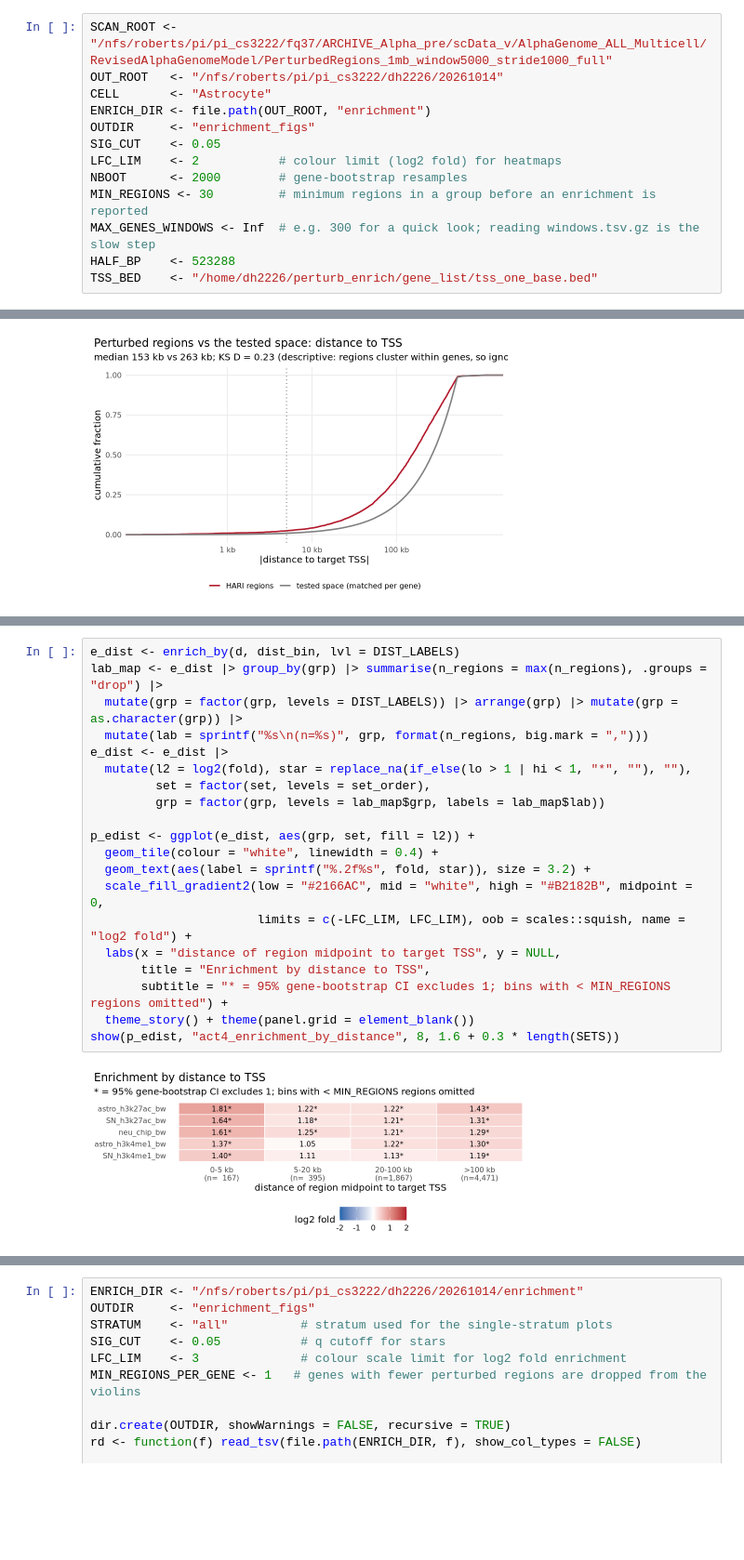
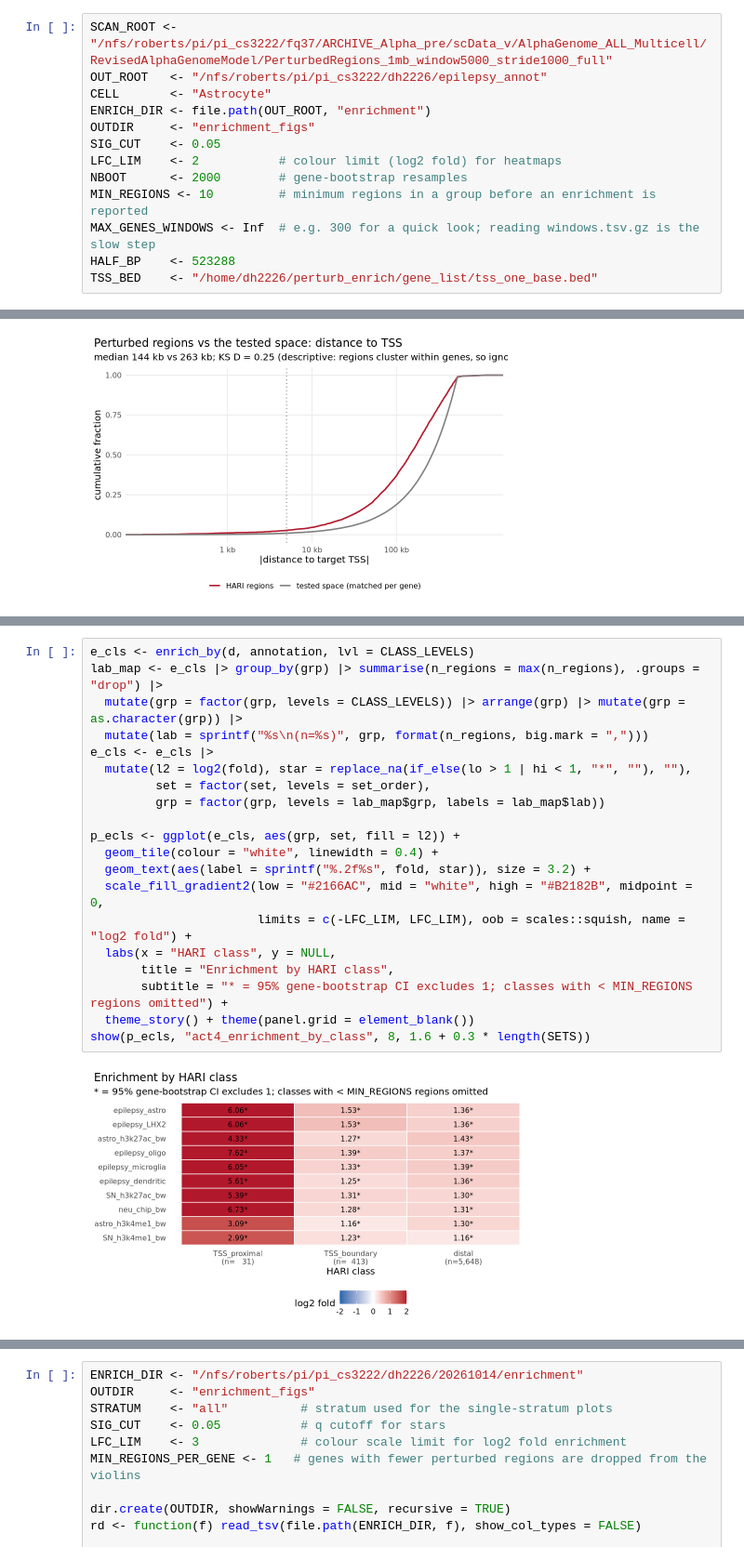
Before and after one commit to dhan1004/perturb_enrich, a Jupyter notebook: scripts/plot_enrichment.ipynb, the cells around one changed output, grey strips where cells are left out. Shown at 93% size. Drawn from its saved outputs; the diff is of its cells as text; blank space fills up the shorter version.

Commit message:
epilepsy

```diff
--- a/scripts/plot_enrichment.ipynb
+++ b/scripts/plot_enrichment.ipynb
@@ -5,14 +5,14 @@ suppressPackageStartupMessages({
 })
 # %%
 SCAN_ROOT <- "/nfs/roberts/pi/pi_cs3222/fq37/ARCHIVE_Alpha_pre/scData_v/AlphaGenome_ALL_Multicell/RevisedAlphaGenomeModel/PerturbedRegions_1mb_window5000_stride1000_full"
-OUT_ROOT   <- "/nfs/roberts/pi/pi_cs3222/dh2226/20261014"
+OUT_ROOT   <- "/nfs/roberts/pi/pi_cs3222/dh2226/epilepsy_annot"
 CELL       <- "Astrocyte"
 ENRICH_DIR <- file.path(OUT_ROOT, "enrichment")
 OUTDIR     <- "enrichment_figs"
 SIG_CUT    <- 0.05
 LFC_LIM    <- 2           # colour limit (log2 fold) for heatmaps
 NBOOT      <- 2000        # gene-bootstrap resamples
-MIN_REGIONS <- 30         # minimum regions in a group before an enrichment is reported
+MIN_REGIONS <- 10         # minimum regions in a group before an enrichment is reported
 MAX_GENES_WINDOWS <- Inf  # e.g. 300 for a quick look; reading windows.tsv.gz is the slow step
 HALF_BP    <- 523288
 TSS_BED    <- "/home/dh2226/perturb_enrich/gene_list/tss_one_base.bed"
@@ -406,25 +405,25 @@ Warning message:
 # %%
-e_dist <- enrich_by(d, dist_bin, lvl = DIST_LABELS)
-lab_map <- e_dist |> group_by(grp) |> summarise(n_regions = max(n_regions), .groups = "drop") |>
-  mutate(grp = factor(grp, levels = DIST_LABELS)) |> arrange(grp) |> mutate(grp = as.character(grp)) |>
+e_cls <- enrich_by(d, annotation, lvl = CLASS_LEVELS)
+lab_map <- e_cls |> group_by(grp) |> summarise(n_regions = max(n_regions), .groups = "drop") |>
+  mutate(grp = factor(grp, levels = CLASS_LEVELS)) |> arrange(grp) |> mutate(grp = as.character(grp)) |>
   mutate(lab = sprintf("%s\n(n=%s)", grp, format(n_regions, big.mark = ",")))
-e_dist <- e_dist |>
+e_cls <- e_cls |>
   mutate(l2 = log2(fold), star = replace_na(if_else(lo > 1 | hi < 1, "*", ""), ""),
          set = factor(set, levels = set_order),
          grp = factor(grp, levels = lab_map$grp, labels = lab_map$lab))
 
-p_edist <- ggplot(e_dist, aes(grp, set, fill = l2)) +
+p_ecls <- ggplot(e_cls, aes(grp, set, fill = l2)) +
   geom_tile(colour = "white", linewidth = 0.4) +
   geom_text(aes(label = sprintf("%.2f%s", fold, star)), size = 3.2) +
   scale_fill_gradient2(low = "#2166AC", mid = "white", high = "#B2182B", midpoint = 0,
                        limits = c(-LFC_LIM, LFC_LIM), oob = scales::squish, name = "log2 fold") +
-  labs(x = "distance of region midpoint to target TSS", y = NULL,
-       title = "Enrichment by distance to TSS",
-       subtitle = "* = 95% gene-bootstrap CI excludes 1; bins with < MIN_REGIONS regions omitted") +
+  labs(x = "HARI class", y = NULL,
+       title = "Enrichment by HARI class",
+       subtitle = "* = 95% gene-bootstrap CI excludes 1; classes with < MIN_REGIONS regions omitted") +
   theme_story() + theme(panel.grid = element_blank())
-show(p_edist, "act4_enrichment_by_distance", 8, 1.6 + 0.3 * length(SETS))
+show(p_ecls, "act4_enrichment_by_class", 8, 1.6 + 0.3 * length(SETS))
 # %% [output]
-[figure, old version]
+[figure, new version]
 # %%
 N_Q <- 4
 dr <- d |> filter(is.finite(mean_abs_effect)) |>
```
Also changed, not shown: parts of 13 cells of this notebook.
